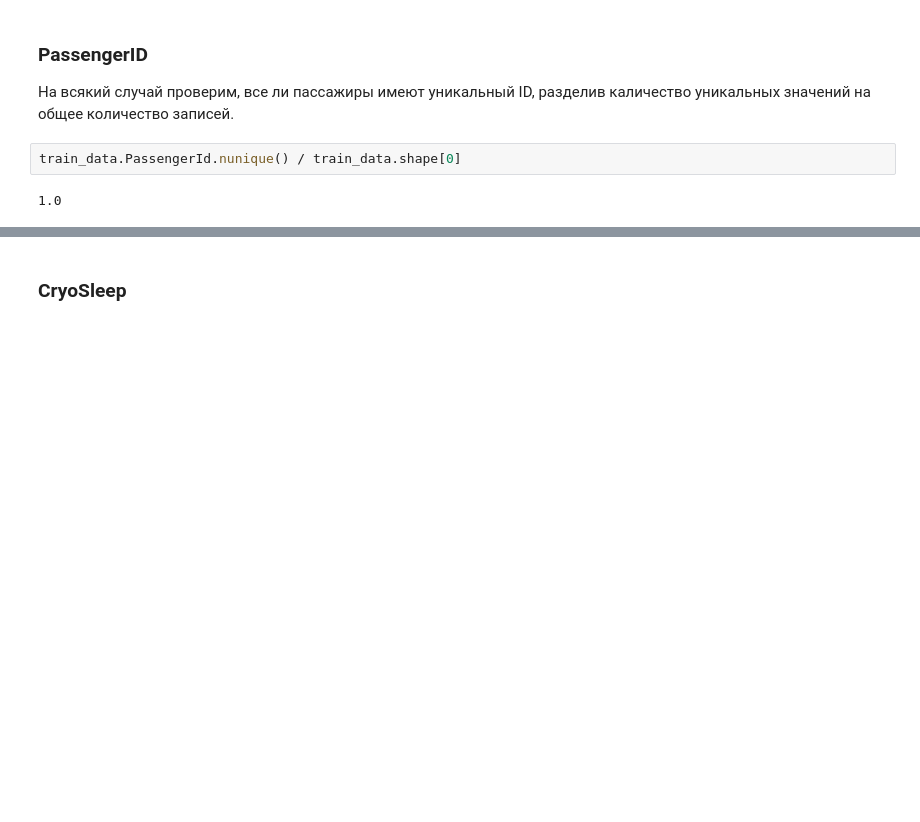
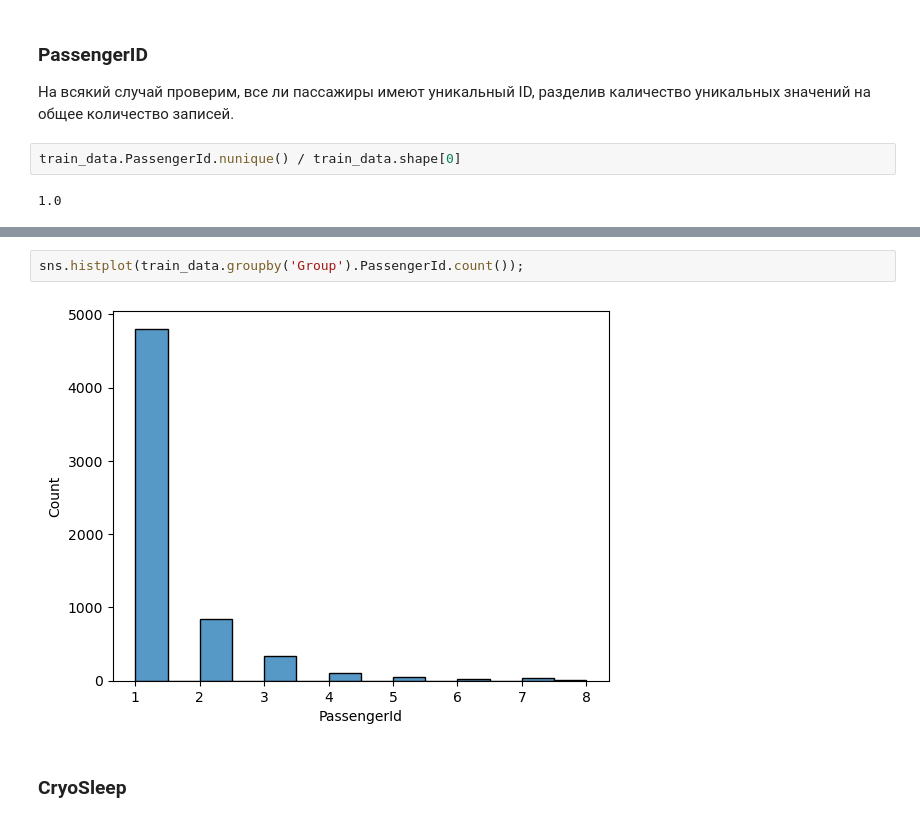
Before and after one commit to siznuumy/StudyProjects, a Jupyter notebook: spaceship-titanic-practice.ipynb, the cells around one changed output, grey strips where cells are left out. Cells and saved outputs as stored; diff of their text form; blank space fills up the shorter version.

```diff
--- a/spaceship-titanic-practice.ipynb
+++ b/spaceship-titanic-practice.ipynb
@@ -219,3 +237,7 @@ train_data.PassengerId.nunique() / train_data.shape[0]
+# %%
+sns.histplot(train_data.groupby('Group').PassengerId.count());
+# %% [output]
+[figure, added]
 # %% [markdown]
 ### CryoSleep
 # %%
```
Also changed, not shown: parts of 65 cells of this notebook.
